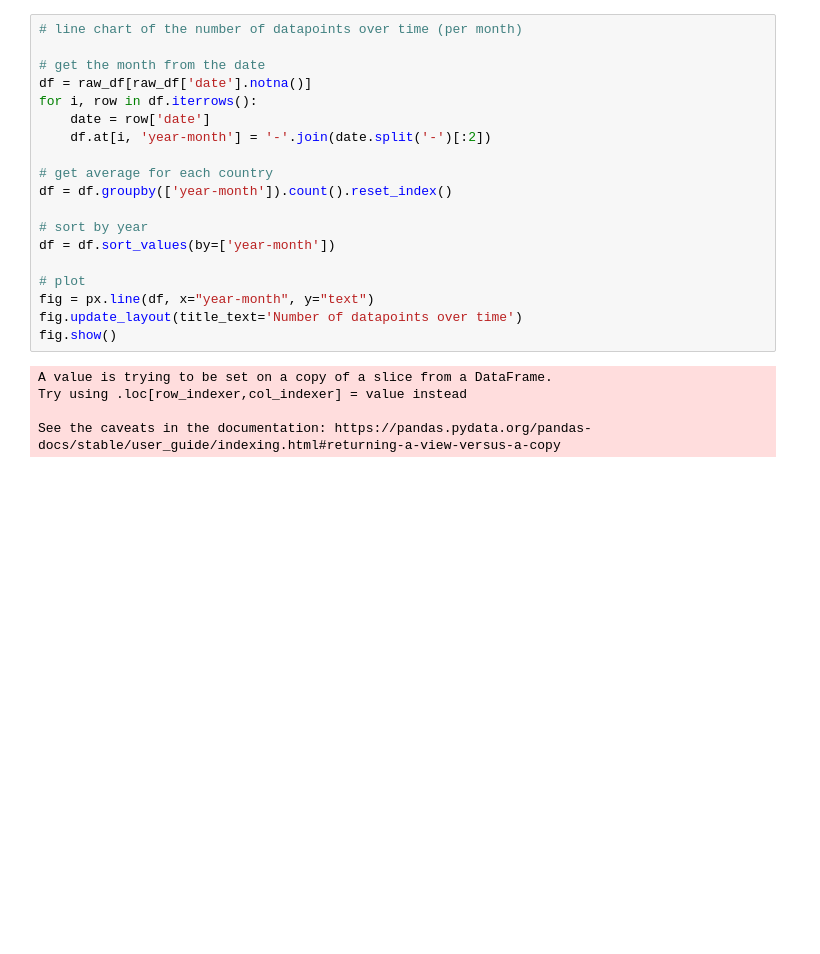
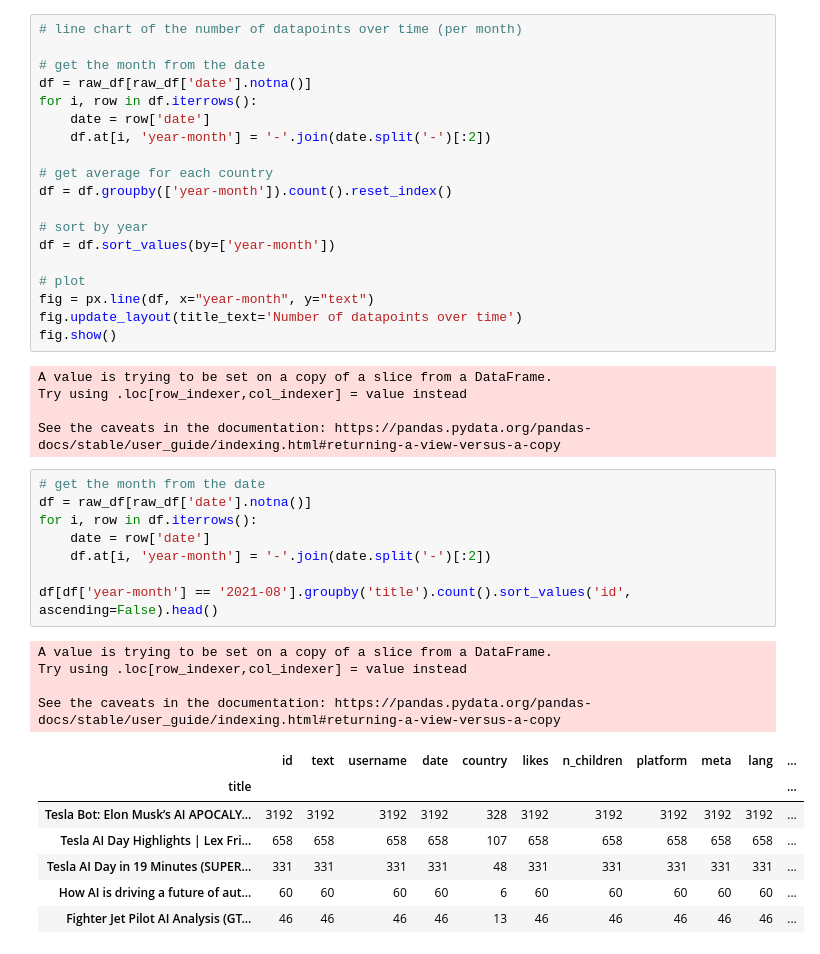
Before and after one commit to lucyfarnik/ai-sentiment-analysis, a Jupyter notebook: src/visualization/yt_geo_viz.ipynb, the cells around one changed output. Saved outputs shown, nothing was run; the diff lists cells and outputs as text; blank space fills up the shorter version.

Commit message:
More data exploration and fetching

```diff
--- a/src/visualization/yt_geo_viz.ipynb
+++ b/src/visualization/yt_geo_viz.ipynb
@@ -152,3 +150,23 @@ A value is trying to be set on a copy of a slice from a DataFrame.
 Try using .loc[row_indexer,col_indexer] = value instead
 
 See the caveats in the documentation: https://pandas.pydata.org/pandas-docs/stable/user_guide/indexing.html#returning-a-view-versus-a-copy
+# %%
+# get the month from the date
+df = raw_df[raw_df['date'].notna()]
+for i, row in df.iterrows():
+    date = row['date']
+    df.at[i, 'year-month'] = '-'.join(date.split('-')[:2])
+
+df[df['year-month'] == '2021-08'].groupby('title').count().sort_values('id', ascending=False).head()
+# %% [output]
+A value is trying to be set on a copy of a slice from a DataFrame.
+Try using .loc[row_indexer,col_indexer] = value instead
+
+See the caveats in the documentation: https://pandas.pydata.org/pandas-docs/stable/user_guide/indexing.html#returning-a-view-versus-a-copy
+|  | id | text | username | date | country | likes | n_children | platform | meta | lang | ... |
+| title |  |  |  |  |  |  |  |  |  |  | ... |
+| Tesla Bot: Elon Musk’s AI APOCALY... | 3192 | 3192 | 3192 | 3192 | 328 | 3192 | 3192 | 3192 | 3192 | 3192 | ... |
+| Tesla AI Day Highlights | Lex Fri... | 658 | 658 | 658 | 658 | 107 | 658 | 658 | 658 | 658 | 658 | ... |
+| Tesla AI Day in 19 Minutes (SUPER... | 331 | 331 | 331 | 331 | 48 | 331 | 331 | 331 | 331 | 331 | ... |
+| How AI is driving a future of aut... | 60 | 60 | 60 | 60 | 6 | 60 | 60 | 60 | 60 | 60 | ... |
+| Fighter Jet Pilot AI Analysis (GT... | 46 | 46 | 46 | 46 | 13 | 46 | 46 | 46 | 46 | 46 | ... |
```
Also changed, not shown: parts of 3 cells of this notebook, 19 other files.
